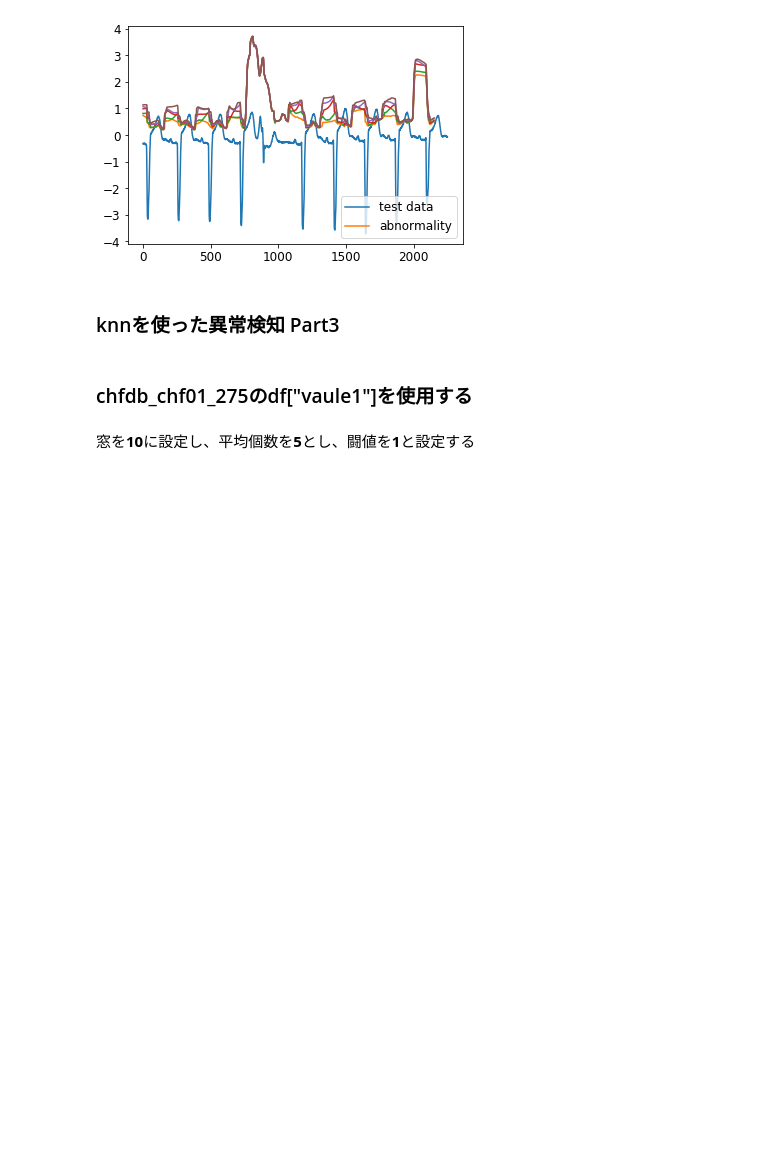
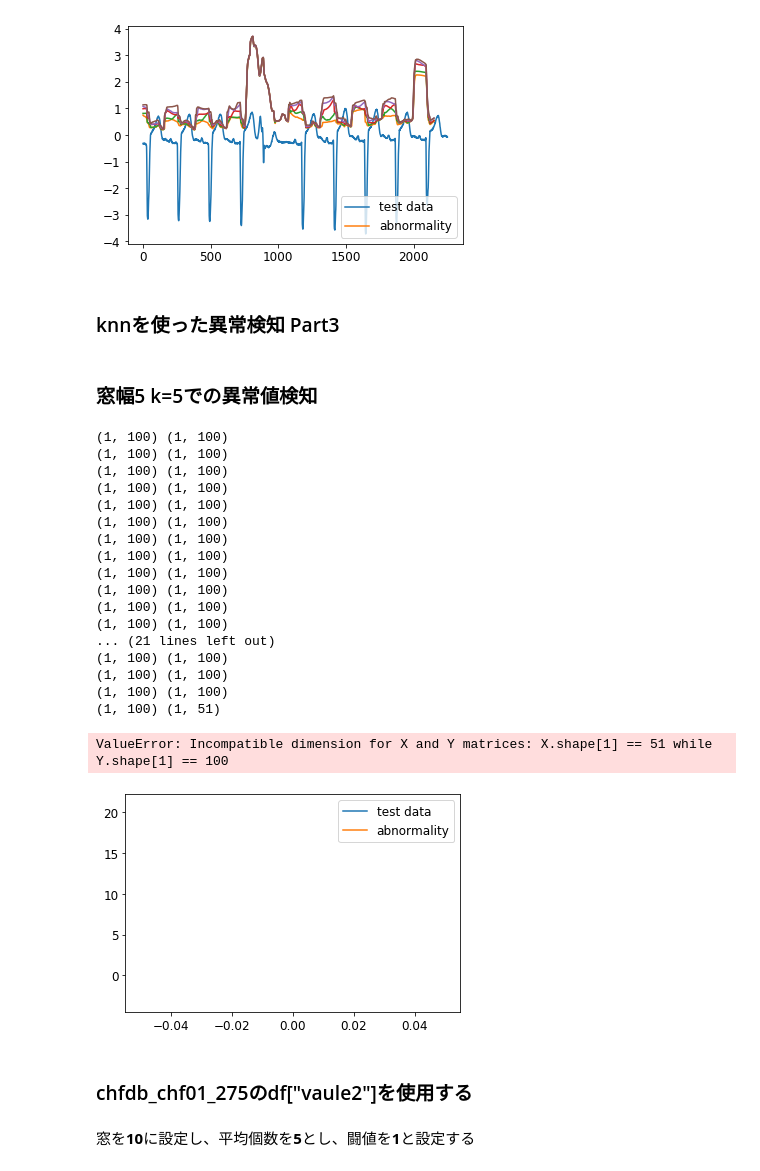
Before and after one commit to takaya-0808/MachineLearning, a Jupyter notebook: work/時系列データ分析/異常値検知/DetectOutlier.ipynb, the cells around one changed output. Drawn from its saved outputs; the diff is of its cells as text; code cells hidden in the pictures; blank space fills up the shorter version.

```diff
--- a/work/時系列データ分析/異常値検知/DetectOutlier.ipynb
+++ b/work/時系列データ分析/異常値検知/DetectOutlier.ipynb
@@ -286,5 +278,56 @@ def pltdrow():
+# %%
+def OutDet3(data,win,k):
+    for i in range(0,len(data)-51,win):
+        train_d = np.array(data[i:i+win]).reshape(1, -1)
+        test_d = np.array(data[i+win:i+win*2]).reshape(1, -1)
+
+        print(train_d.shape,test_d.shape)
+
+        #k近傍法でクラスタリング
+        neigh = NearestNeighbors(n_neighbors=1)
+        neigh.fit(train_d)
+        distances, indices = neigh.kneighbors(test_d)
+        plotdrow(test_d,distances)
+
+
+def embed(data,size):
+    window = np.empty((0, size))
+    for index in range(0, len(data)-size+1):
+        new_window = [data[i] for i in range(index, index+size)]
+        window = np.append(window, np.array([new_window]), axis=0)
+    return window
+
+def pltdrow(data,distances):
+    plt.plot(data)
+    plt.plot(distances)
+    plt.legend(["test data", "abnormality"])
+# %% [markdown]
+### 窓幅5 k=5での異常値検知
+# %%
+w,k = 100,5
+OutDet3(list_1,w,k)
+# %% [output]
+(1, 100) (1, 100)
+(1, 100) (1, 100)
+(1, 100) (1, 100)
+(1, 100) (1, 100)
+(1, 100) (1, 100)
+(1, 100) (1, 100)
+(1, 100) (1, 100)
+(1, 100) (1, 100)
+(1, 100) (1, 100)
+(1, 100) (1, 100)
+(1, 100) (1, 100)
+(1, 100) (1, 100)
+... (21 lines left out)
+(1, 100) (1, 100)
+(1, 100) (1, 100)
+(1, 100) (1, 100)
+(1, 100) (1, 51)
+ValueError: Incompatible dimension for X and Y matrices: X.shape[1] == 51 while Y.shape[1] == 100
+[figure, added]
 # %% [markdown]
-### chfdb_chf01_275のdf["vaule1"]を使用する
+### chfdb_chf01_275のdf["vaule2"]を使用する
 # %% [markdown]
 窓を**10**に設定し、平均個数を**5**とし、闘値を**1**と設定する
 # %%
```
Also changed, not shown: parts of 2 cells of this notebook.
